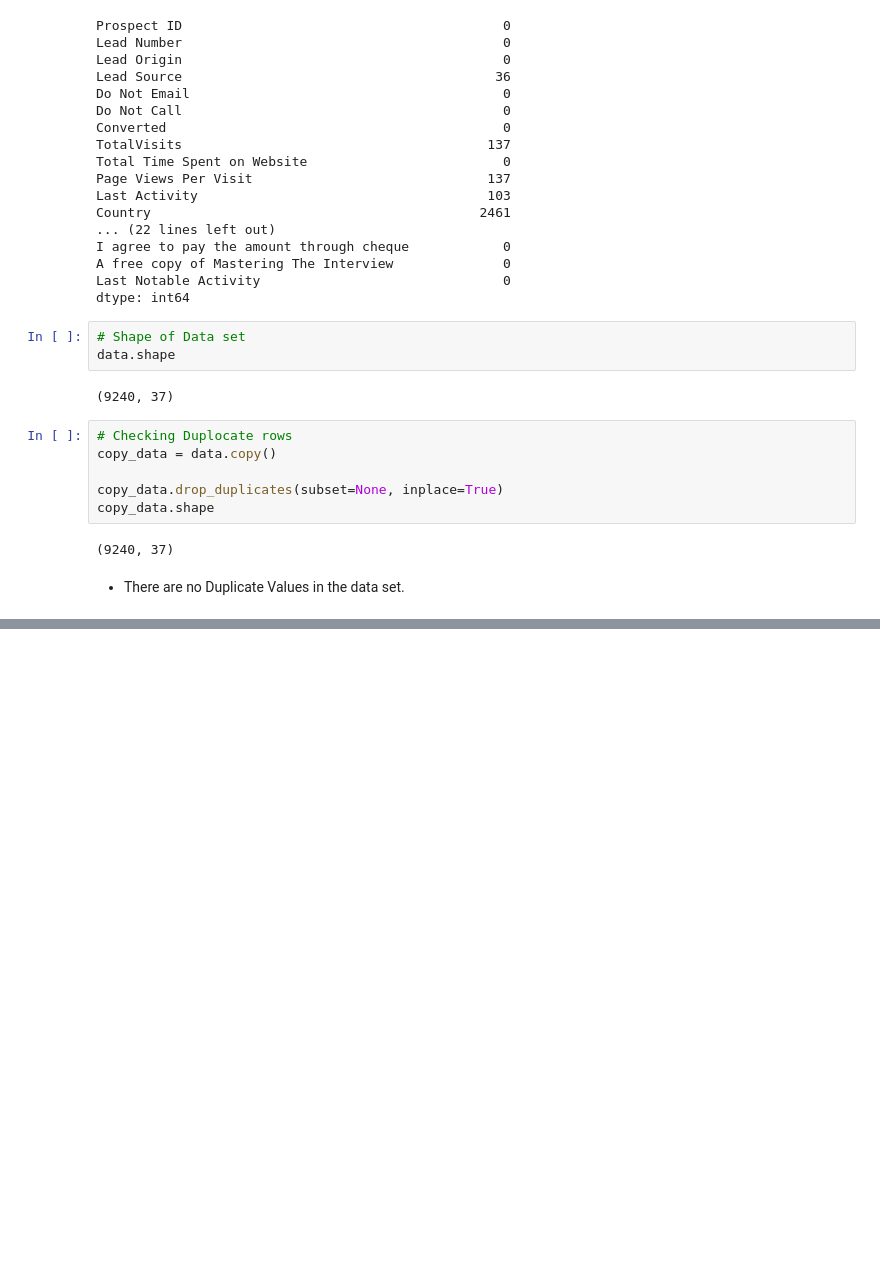
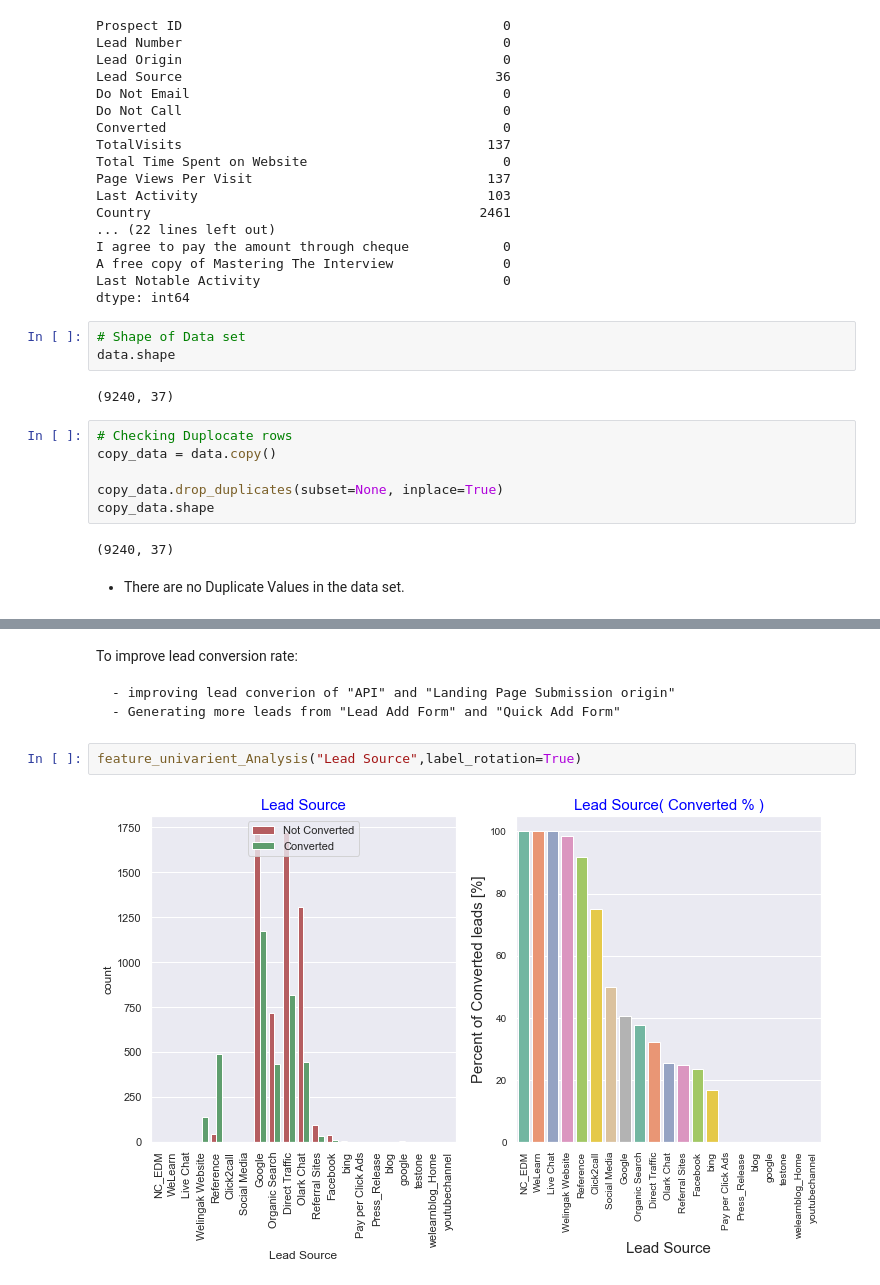
Before and after one commit to JUPUDI-VAMSI-KALYAN/Lead-Scoring-CaseStudy-Upgrad, a Jupyter notebook: Lead-Scoring-Assignment.ipynb, the cells around one changed output, grey strips where cells are left out. Saved outputs shown, nothing was run; the diff lists cells and outputs as text; blank space fills up the shorter version.

```diff
--- a/Lead-Scoring-Assignment.ipynb
+++ b/Lead-Scoring-Assignment.ipynb
@@ -94,0 +451,9 @@ copy_data.shape
+# %% [markdown]
+To improve lead conversion rate:
+
+    - improving lead converion of "API" and "Landing Page Submission origin"
+    - Generating more leads from "Lead Add Form" and "Quick Add Form"
+# %%
+feature_univarient_Analysis("Lead Source",label_rotation=True)
+# %% [output]
+[figure, added]
```
Also changed, not shown: parts of 175 cells of this notebook, 1 other file.
